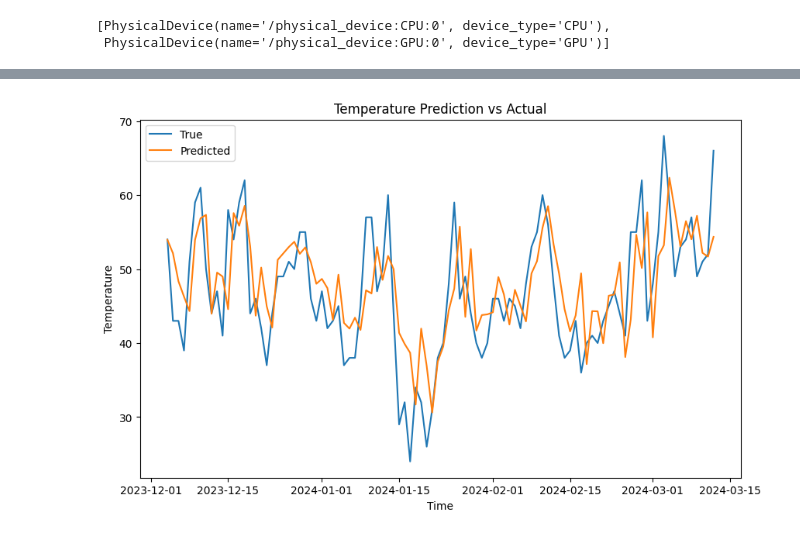
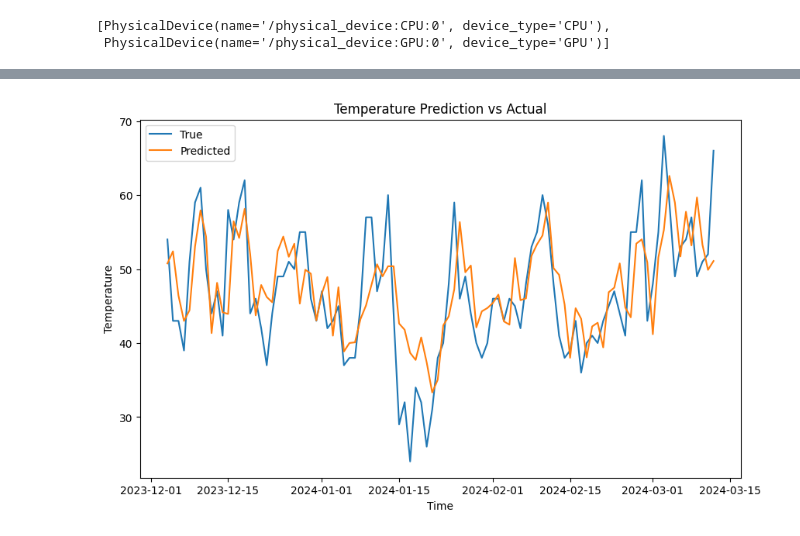
Before and after one commit to EfimSo/WeatherPrediction, a Jupyter notebook: Weather.ipynb, the cells around one changed output, grey strips where cells are left out. Drawn from its saved outputs; the diff is of its cells as text; code cells hidden in the pictures.

```diff
--- a/Weather.ipynb
+++ b/Weather.ipynb
@@ -162,6 +234,8 @@ from sklearn.preprocessing import MinMaxScaler
 scaler = MinMaxScaler()
 data = data.loc[:, data.columns != "target"]
 scaled_data = scaler.fit_transform(data)
+
+# scaled_data = np.array(data)
 
 # Define sequence length and features
 sequence_length = 10  # Number of time steps in each sequence
@@ -171,7 +245,7 @@ sequences = []
 labels = []
 for i in range(len(scaled_data) - sequence_length):
     seq = scaled_data[i:i+sequence_length]
-    label = scaled_data[i+sequence_length][1]  # 'TMAX' column index
+    label = scaled_data[i+sequence_length][2]  # 'TMAX' column index
     sequences.append(seq)
     labels.append(label)
 
@@ -180,7 +254,7 @@ sequences = np.array(sequences)
 labels = np.array(labels)
 
 # Split into train and test sets
-train_size = int(0.8 * len(sequences))
+train_size = int(0.85 * len(sequences))
 train_x, test_x = sequences[:train_size], sequences[train_size:]
 train_y, test_y = labels[:train_size], labels[train_size:]
 
@@ -200,16 +274,17 @@ from tensorflow.keras.callbacks import EarlyStopping, ModelCheckpoint
 
 # Create the LSTM model
 model = Sequential()
+# dropout hyperparameter
+dropout = 0.2
+# Add LSTM layers with dropout
+model.add(LSTM(units=256, input_shape=(train_x.shape[1], train_x.shape[2]), return_sequences=True))
+model.add(Dropout(dropout))
 
-# Add LSTM layers with dropout
-model.add(LSTM(units=128, input_shape=(train_x.shape[1], train_x.shape[2]), return_sequences=True))
-model.add(Dropout(0.2))
+model.add(LSTM(units=128, return_sequences=True))
+model.add(Dropout(dropout))
 
-model.add(LSTM(units=256, return_sequences=True))
-model.add(Dropout(0.2))
-
-model.add(LSTM(units=128, return_sequences=False))
-model.add(Dropout(0.2))
+model.add(LSTM(units=64, return_sequences=False))
+model.add(Dropout(dropout))
 
 model.add(Dense(units=1))
 
@@ -292,9 +369,13 @@ y_pred = model.predict(test_x)
 # %%
 pred = sm.add_constant(y_pred)
-pred = sm.add_constant(pred, prepend=False, has_constant="add")
-pred = scaler.inverse_transform(pred)[:, 1]
+pred = sm.add_constant(pred, prepend=True, has_constant="add")
+for _ in range(5):
+    pred = sm.add_constant(pred, prepend=False, has_constant="add")
+pred = scaler.inverse_transform(pred)[:, 2]
 # %%
 true = sm.add_constant(test_y)
-true = sm.add_constant(true, prepend=False, has_constant="add")
-true = scaler.inverse_transform(true)[:, 1]
+true = sm.add_constant(true, prepend=True, has_constant="add")
+for _ in range(5):
+    true = sm.add_constant(true, prepend=False, has_constant="add")
+true = scaler.inverse_transform(true)[:, 2]
 # %%
@@ -304,12 +387,13 @@ mean_squared_error(true, pred)
 # %%
 # Plotting predicted and actual temperatures
+n = 100
 plt.figure(figsize=(10, 6))
-plt.plot(data.index[-100:], true[-100:], label='True')
-plt.plot(data.index[-100:], pred[-100:], label='Predicted')
+plt.plot(data.index[-n:], true[-n:], label='True')
+plt.plot(data.index[-n:], pred[-n:], label='Predicted')
 plt.title('Temperature Prediction vs Actual')
 plt.xlabel('Time')
 plt.ylabel('Temperature')
 plt.legend()
 plt.show()
 # %% [output]
-[figure, old version]
+[figure, new version]
```
Also changed, not shown: parts of 15 cells of this notebook, 1 other file.
